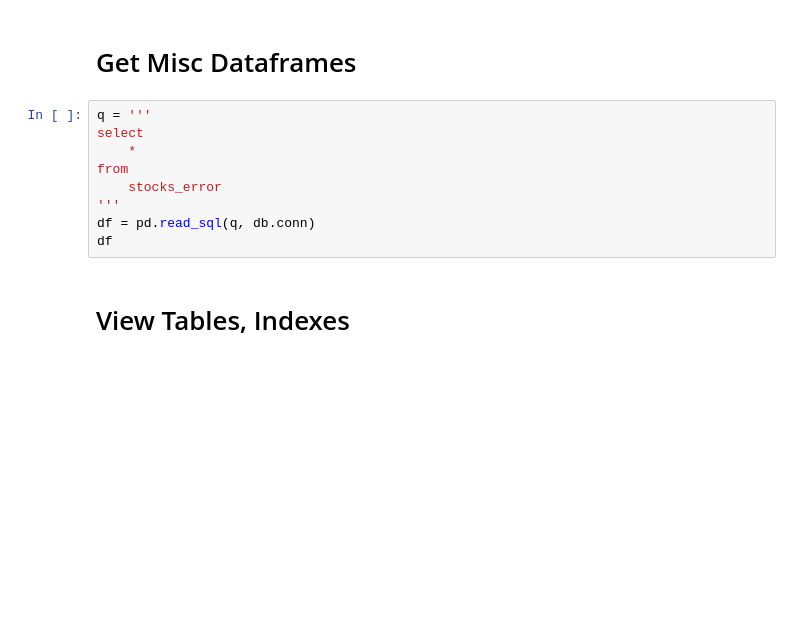
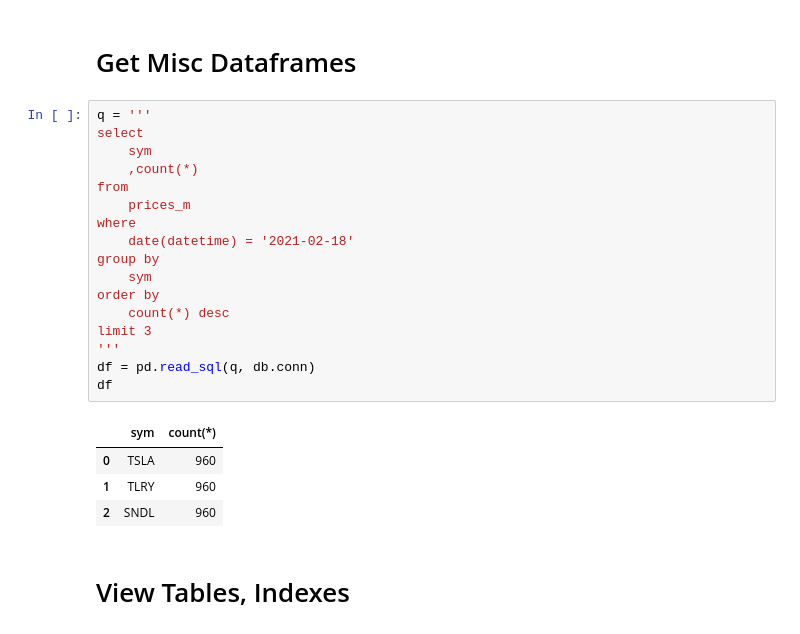
Before and after one commit to MichaelOw/five-minute-midas, a Jupyter notebook: notebooks/1_get_raw_data.ipynb, the cells around one changed output. Cells and saved outputs as stored; diff of their text form; blank space fills up the shorter version.

```diff
--- a/notebooks/1_get_raw_data.ipynb
+++ b/notebooks/1_get_raw_data.ipynb
@@ -84,12 +84,25 @@ db_demo = DataBase(ls_init_str, dir_db_demo)
 # %%
 q = '''
 select
-    *
+    sym
+    ,count(*)
 from
-    stocks_error
+    prices_m
+where
+    date(datetime) = '2021-02-18'
+group by
+    sym
+order by
+    count(*) desc
+limit 3
 '''
 df = pd.read_sql(q, db.conn)
 df
+# %% [output]
+|  | sym | count(*) |
+| 0 | TSLA | 960 |
+| 1 | TLRY | 960 |
+| 2 | SNDL | 960 |
 # %% [markdown]
 # View Tables, Indexes
 # %%
```
Also changed, not shown: 3 other files.
